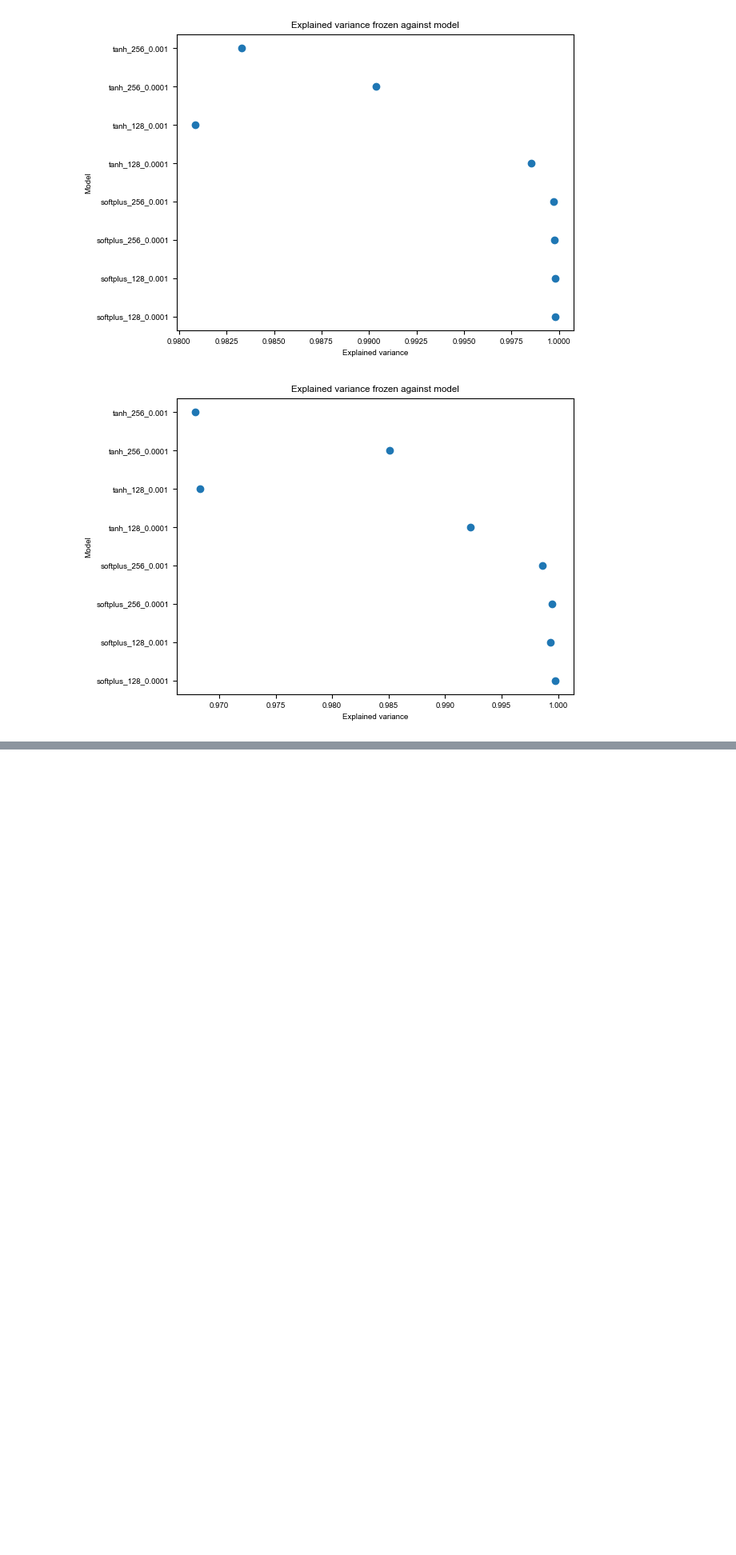
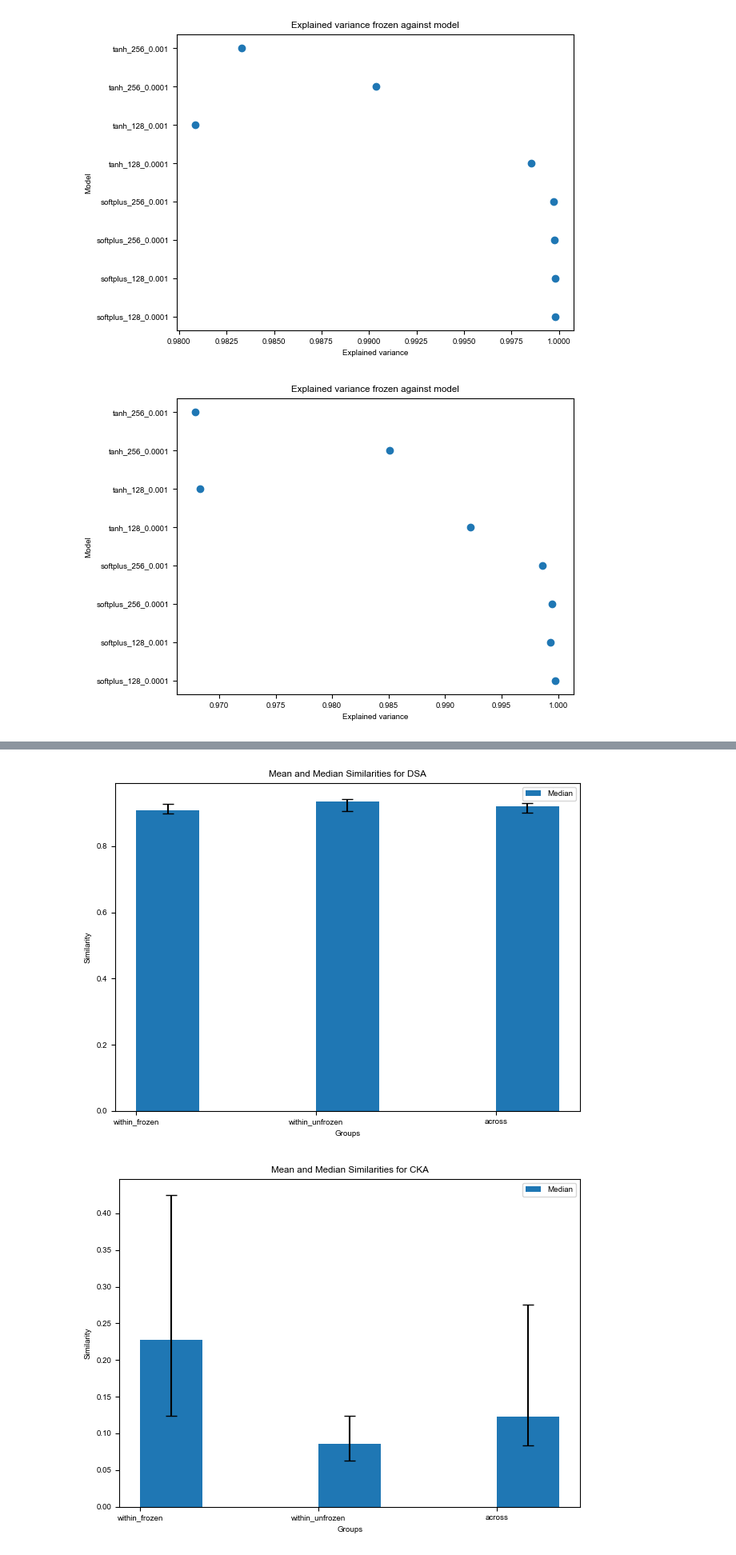
Before and after one commit to qglht/RepAL, a Jupyter notebook: notebooks/analysis_rnn.ipynb, the cells around one changed output, grey strips where cells are left out. Shown at 80% size. Cells and saved outputs as stored; diff of their text form; code cells hidden in the pictures; blank space fills up the shorter version.

```diff
--- a/notebooks/analysis_rnn.ipynb
+++ b/notebooks/analysis_rnn.ipynb
@@ -503,0 +579,9 @@ plot_stats(stats_procrustes, "Procrustes")
+# %%
+# dissimilarity within_frozen
+dissimilarities["within_frozen"]= measure_dissimilarities(curves_frozen, curves_frozen)
+
+# dissimilarity within_unfrozen
+dissimilarities["within_unfrozen"]= measure_dissimilarities(curves_unfrozen, curves_unfrozen)
+
+# dissimilarity across
+dissimilarities["across"]= measure_dissimilarities(curves_frozen, curves_unfrozen)
@@ -503,0 +606,70 @@ plot_stats(stats_procrustes, "Procrustes")
+# %%
+import numpy as np
+import matplotlib.pyplot as plt
+import seaborn as sns
+
+# Assuming `dissimilarities` is a dictionary with the computed dissimilarities
+
+
+# Function to compute mean, median, and quartiles, excluding the diagonal for within-group comparisons
+def compute_stats(dissimilarities, measure):
+    stats = {}
+    for group in ["within_frozen", "within_unfrozen", "across"]:
+        dis_values = dissimilarities[group][measure]
+        # # Mask the diagonal
+        dis_values = dis_values[~np.eye(dis_values.shape[0], dtype=bool)]
+
+        stats[group] = {
+            "mean": np.mean(dis_values),
+            "median": np.median(dis_values),
+            "q1": np.percentile(dis_values, 25),
+            "q3": np.percentile(dis_values, 75),
+        }
+    return stats
+
+
+# Compute stats for each measure
+stats_dsa = compute_stats(dissimilarities, "dsa")
+stats_cka = compute_stats(dissimilarities, "cka")
+stats_procrustes = compute_stats(dissimilarities, "procrusts")
+
+# Function to plot the stats with error bars for quartiles
+def plot_stats(stats, measure_name):
+    groups = list(stats.keys())
+    means = np.array([stats[group]["mean"] for group in groups])
+    medians = np.array([stats[group]["median"] for group in groups])
+    q1s = np.array([stats[group]["q1"] for group in groups])
+    q3s = np.array([stats[group]["q3"] for group in groups])
+
+    x = np.arange(len(groups))  # the label locations
+    width = 0.35  # the width of the bars
+
+    fig, ax = plt.subplots()
+    rects2 = ax.bar(
+        x + width / 2,
+        medians,
+        width,
+        label="Median",
+        yerr=[medians - q1s, q3s - medians],
+        capsize=5,
+    )
+
+    # Add some text for labels, title and custom x-axis tick labels, etc.
+    ax.set_xlabel("Groups")
+    ax.set_ylabel("Similarity")
+    ax.set_title(f"Mean and Median Similarities for {measure_name}")
+    ax.set_xticks(x)
+    ax.set_xticklabels(groups)
+    ax.legend()
+
+    fig.tight_layout()
+    plt.show()
+
+
+# Plot stats for each measure
+plot_stats(stats_dsa, "DSA")
+plot_stats(stats_cka, "CKA")
+plot_stats(stats_procrustes, "Procrustes")
+# %% [output]
+[figure, added]
+[figure, added]
```
Also changed, not shown: parts of 9 cells of this notebook.
